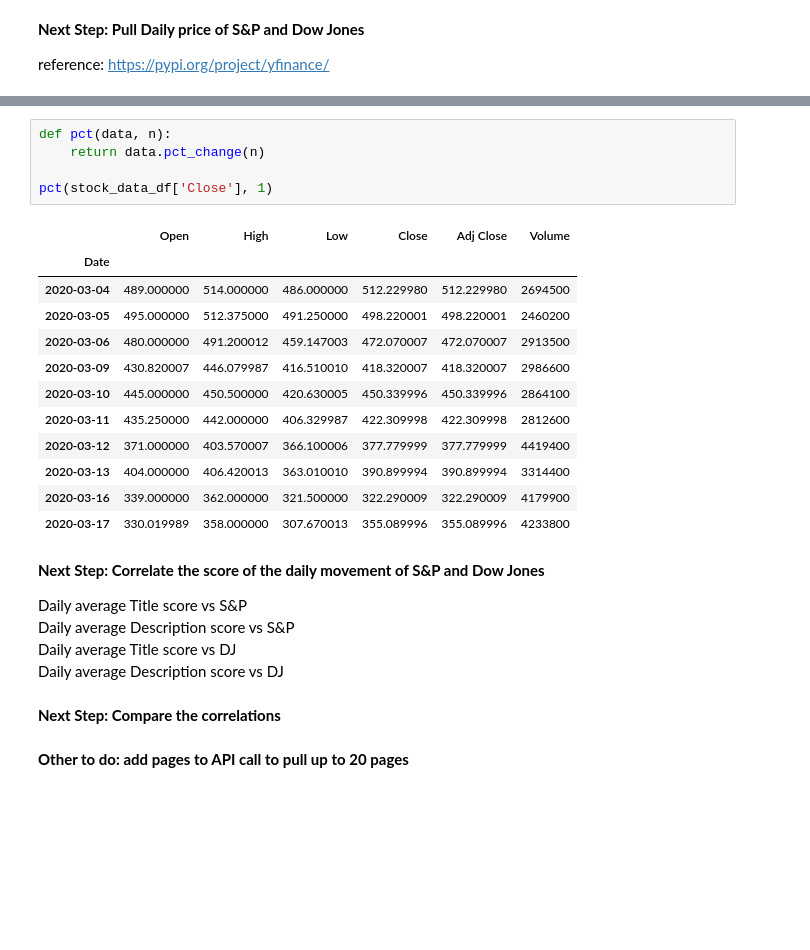
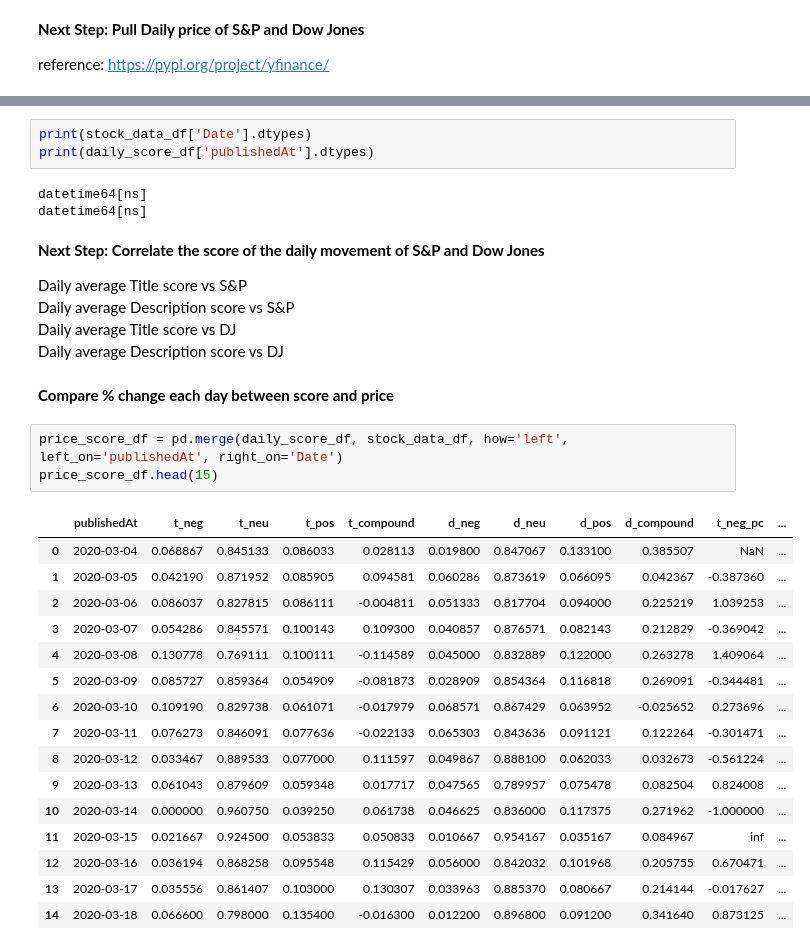
Before and after one commit to SusanQu/SentimentAnalysis, a Jupyter notebook: Sentiment Analysis with Vader.ipynb, the cells around one changed output, grey strips where cells are left out. Cells and saved outputs as stored; diff of their text form; blank space fills up the shorter version.

```diff
--- a/Sentiment Analysis with Vader.ipynb
+++ b/Sentiment Analysis with Vader.ipynb
@@ -321,24 +328,12 @@ End Date: 2020-03-18
 | 7 | 2020-03-13 | 404.000000 | 406.420013 | 363.010010 | 390.899994 | 390.899994 | 3314400 | 0.034729 |
 | 8 | 2020-03-16 | 339.000000 | 362.000000 | 321.500000 | 322.290009 | 322.290009 | 4179900 | -0.175518 |
 | 9 | 2020-03-17 | 330.019989 | 358.000000 | 307.670013 | 355.089996 | 355.089996 | 4233800 | 0.101772 |
-# %%
-def pct(data, n):
-    return data.pct_change(n)
-
-pct(stock_data_df['Close'], 1)
-# %% [output]
-|  | Open | High | Low | Close | Adj Close | Volume |
-| Date |  |  |  |  |  |  |
-| 2020-03-04 | 489.000000 | 514.000000 | 486.000000 | 512.229980 | 512.229980 | 2694500 |
-| 2020-03-05 | 495.000000 | 512.375000 | 491.250000 | 498.220001 | 498.220001 | 2460200 |
-| 2020-03-06 | 480.000000 | 491.200012 | 459.147003 | 472.070007 | 472.070007 | 2913500 |
-| 2020-03-09 | 430.820007 | 446.079987 | 416.510010 | 418.320007 | 418.320007 | 2986600 |
-| 2020-03-10 | 445.000000 | 450.500000 | 420.630005 | 450.339996 | 450.339996 | 2864100 |
-| 2020-03-11 | 435.250000 | 442.000000 | 406.329987 | 422.309998 | 422.309998 | 2812600 |
-| 2020-03-12 | 371.000000 | 403.570007 | 366.100006 | 377.779999 | 377.779999 | 4419400 |
-| 2020-03-13 | 404.000000 | 406.420013 | 363.010010 | 390.899994 | 390.899994 | 3314400 |
-| 2020-03-16 | 339.000000 | 362.000000 | 321.500000 | 322.290009 | 322.290009 | 4179900 |
-| 2020-03-17 | 330.019989 | 358.000000 | 307.670013 | 355.089996 | 355.089996 | 4233800 |
+# %%
+print(stock_data_df['Date'].dtypes)
+print(daily_score_df['publishedAt'].dtypes)
+# %% [output]
+datetime64[ns]
+datetime64[ns]
 # %% [markdown]
 **Next Step: Correlate the score of the daily movement of S&P and Dow Jones**
 
@@ -346,7 +341,25 @@ pct(stock_data_df['Close'], 1)
    Daily average Description score vs S&P <br />
    Daily average Title score vs DJ <br />
    Daily average Description score vs DJ <br /></p>
-# %% [markdown]
-**Next Step: Compare the correlations**
-# %% [markdown]
-**Other to do: add pages to API call to pull up to 20 pages**
+# %% [markdown]
+**Compare % change each day between score and price**
+# %%
+price_score_df = pd.merge(daily_score_df, stock_data_df, how='left', left_on='publishedAt', right_on='Date')
+price_score_df.head(15)
+# %% [output]
+|  | publishedAt | t_neg | t_neu | t_pos | t_compound | d_neg | d_neu | d_pos | d_compound | t_neg_pc | ... |
+| 0 | 2020-03-04 | 0.068867 | 0.845133 | 0.086033 | 0.028113 | 0.019800 | 0.847067 | 0.133100 | 0.385507 | NaN | ... |
+| 1 | 2020-03-05 | 0.042190 | 0.871952 | 0.085905 | 0.094581 | 0.060286 | 0.873619 | 0.066095 | 0.042367 | -0.387360 | ... |
+| 2 | 2020-03-06 | 0.086037 | 0.827815 | 0.086111 | -0.004811 | 0.051333 | 0.817704 | 0.094000 | 0.225219 | 1.039253 | ... |
+| 3 | 2020-03-07 | 0.054286 | 0.845571 | 0.100143 | 0.109300 | 0.040857 | 0.876571 | 0.082143 | 0.212829 | -0.369042 | ... |
+| 4 | 2020-03-08 | 0.130778 | 0.769111 | 0.100111 | -0.114589 | 0.045000 | 0.832889 | 0.122000 | 0.263278 | 1.409064 | ... |
+| 5 | 2020-03-09 | 0.085727 | 0.859364 | 0.054909 | -0.081873 | 0.028909 | 0.854364 | 0.116818 | 0.269091 | -0.344481 | ... |
+| 6 | 2020-03-10 | 0.109190 | 0.829738 | 0.061071 | -0.017979 | 0.068571 | 0.867429 | 0.063952 | -0.025652 | 0.273696 | ... |
+| 7 | 2020-03-11 | 0.076273 | 0.846091 | 0.077636 | -0.022133 | 0.065303 | 0.843636 | 0.091121 | 0.122264 | -0.301471 | ... |
+| 8 | 2020-03-12 | 0.033467 | 0.889533 | 0.077000 | 0.111597 | 0.049867 | 0.888100 | 0.062033 | 0.032673 | -0.561224 | ... |
+| 9 | 2020-03-13 | 0.061043 | 0.879609 | 0.059348 | 0.017717 | 0.047565 | 0.789957 | 0.075478 | 0.082504 | 0.824008 | ... |
+| 10 | 2020-03-14 | 0.000000 | 0.960750 | 0.039250 | 0.061738 | 0.046625 | 0.836000 | 0.117375 | 0.271962 | -1.000000 | ... |
+| 11 | 2020-03-15 | 0.021667 | 0.924500 | 0.053833 | 0.050833 | 0.010667 | 0.954167 | 0.035167 | 0.084967 | inf | ... |
+| 12 | 2020-03-16 | 0.036194 | 0.868258 | 0.095548 | 0.115429 | 0.056000 | 0.842032 | 0.101968 | 0.205755 | 0.670471 | ... |
+| 13 | 2020-03-17 | 0.035556 | 0.861407 | 0.103000 | 0.130307 | 0.033963 | 0.885370 | 0.080667 | 0.214144 | -0.017627 | ... |
+| 14 | 2020-03-18 | 0.066600 | 0.798000 | 0.135400 | -0.016300 | 0.012200 | 0.896800 | 0.091200 | 0.341640 | 0.873125 | ... |
```
Also changed, not shown: parts of 5 cells of this notebook.
